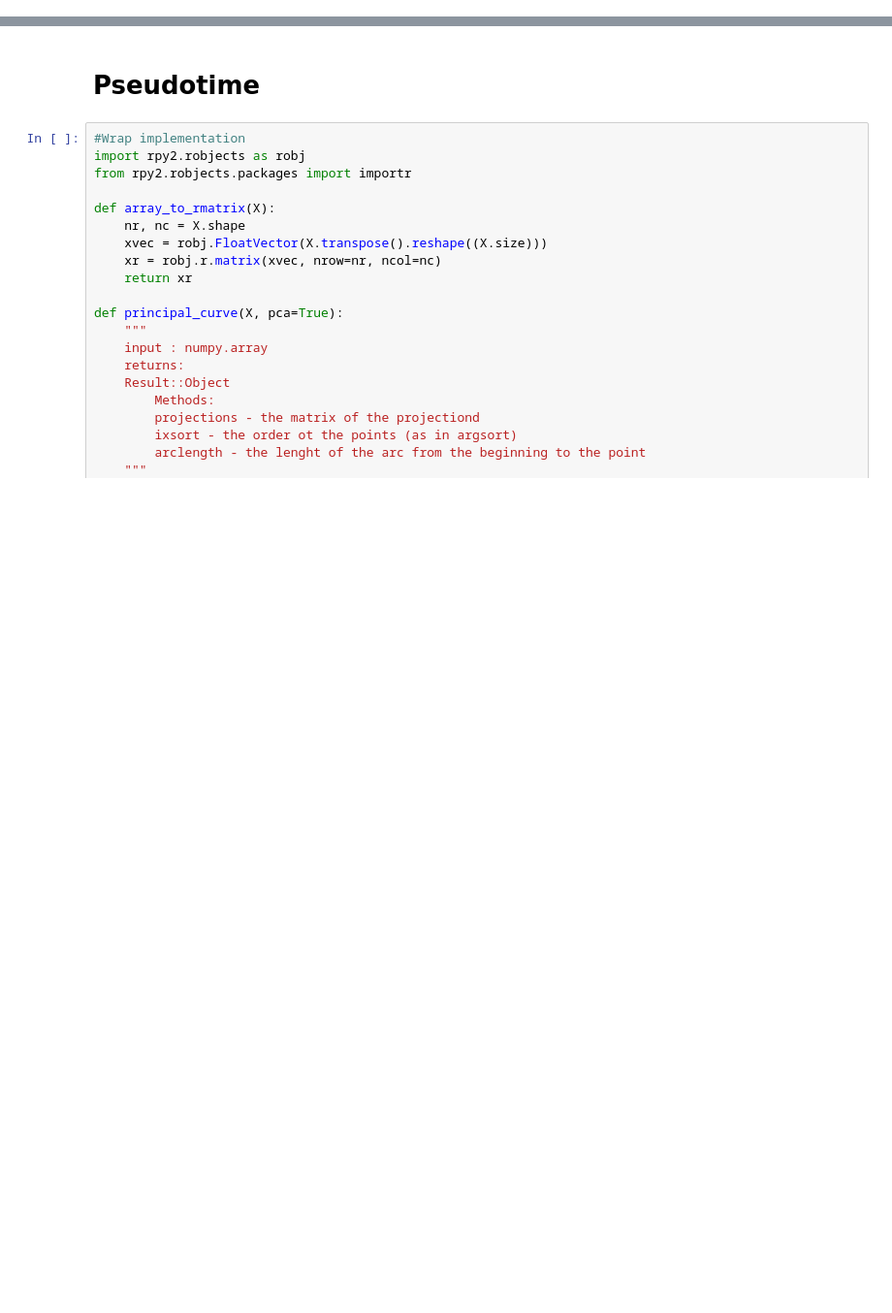
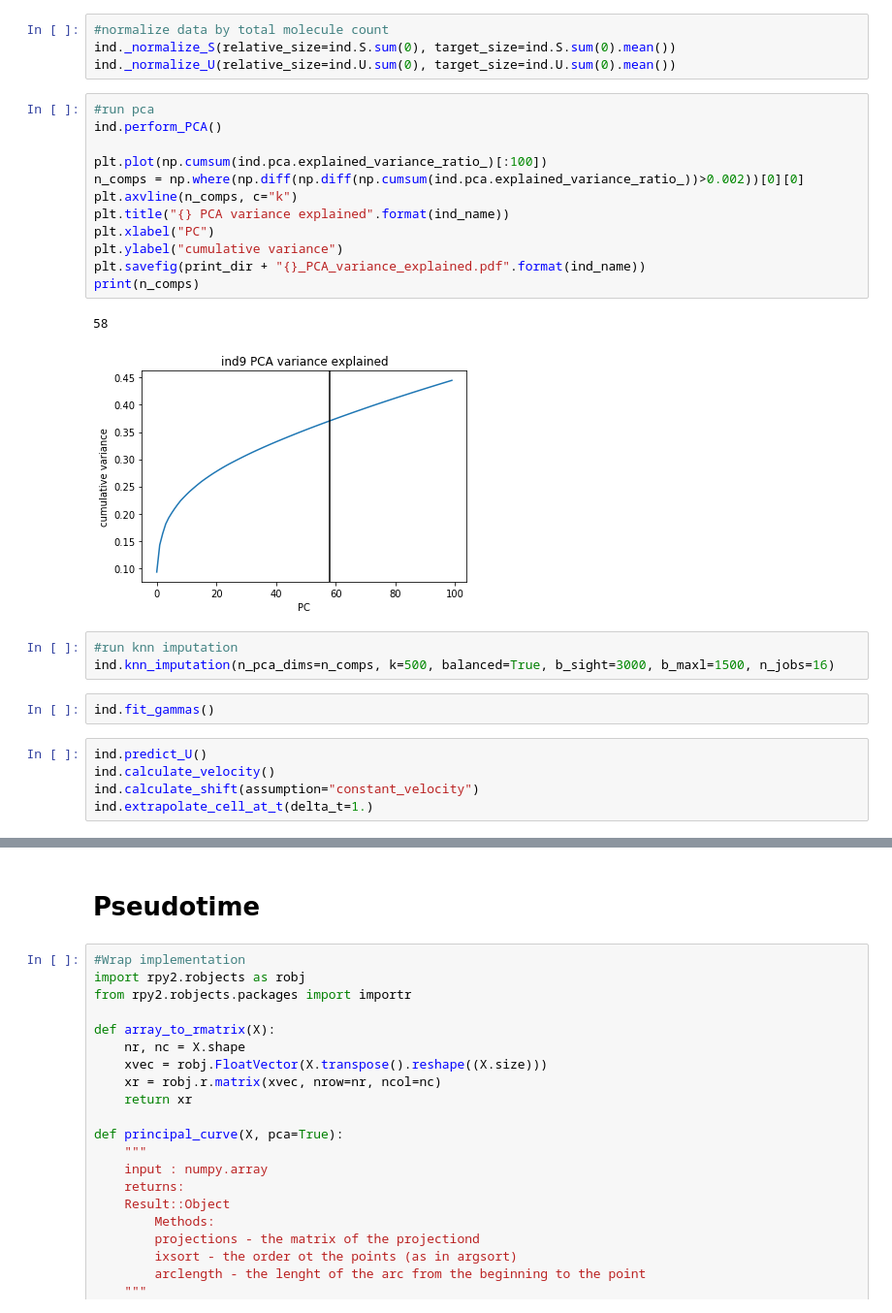
Before and after one commit to smorabit/kessenbrock_rotation, a Jupyter notebook: jupyter_notebooks/otherinds.ipynb, the cells around one changed output, grey strips where cells are left out. Shown at 97% size. Drawn from its saved outputs; the diff is of its cells as text; blank space fills up the shorter version.

```diff
--- a/jupyter_notebooks/otherinds.ipynb
+++ b/jupyter_notebooks/otherinds.ipynb
@@ -272,0 +144,29 @@ plt.savefig(print_dir + "velocity_magnitudes.pdf")
+# %%
+#normalize data by total molecule count
+ind._normalize_S(relative_size=ind.S.sum(0), target_size=ind.S.sum(0).mean())
+ind._normalize_U(relative_size=ind.U.sum(0), target_size=ind.U.sum(0).mean())
+# %%
+#run pca
+ind.perform_PCA()
+
+plt.plot(np.cumsum(ind.pca.explained_variance_ratio_)[:100])
+n_comps = np.where(np.diff(np.diff(np.cumsum(ind.pca.explained_variance_ratio_))>0.002))[0][0]
+plt.axvline(n_comps, c="k")
+plt.title("{} PCA variance explained".format(ind_name))
+plt.xlabel("PC")
+plt.ylabel("cumulative variance")
+plt.savefig(print_dir + "{}_PCA_variance_explained.pdf".format(ind_name))
+print(n_comps)
+# %% [output]
+58
+[figure, added]
+# %%
+#run knn imputation
+ind.knn_imputation(n_pca_dims=n_comps, k=500, balanced=True, b_sight=3000, b_maxl=1500, n_jobs=16)
+# %%
+ind.fit_gammas()
+# %%
+ind.predict_U()
+ind.calculate_velocity()
+ind.calculate_shift(assumption="constant_velocity")
+ind.extrapolate_cell_at_t(delta_t=1.)
```
Also changed, not shown: parts of 63 cells of this notebook.
